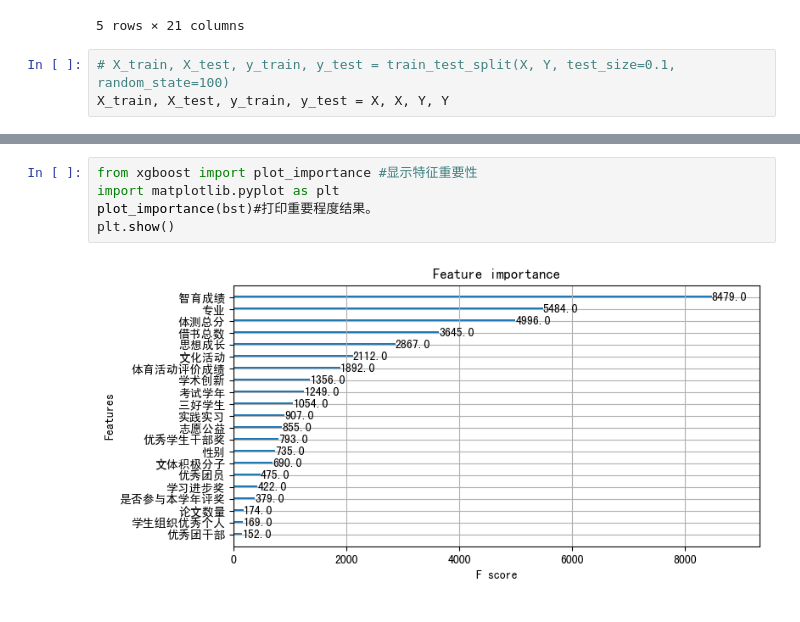
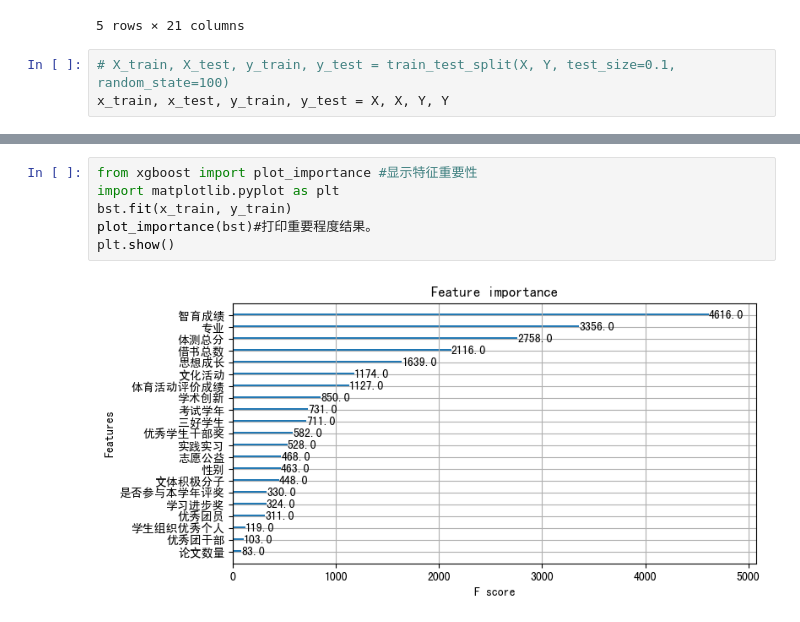
Before and after one commit to univwang/Xgboost-leaning, a Jupyter notebook: Xgboost3.ipynb, the cells around one changed output, grey strips where cells are left out. Drawn from its saved outputs; the diff is of its cells as text.

```diff
--- a/Xgboost3.ipynb
+++ b/Xgboost3.ipynb
@@ -58,5 +58,5 @@ X.head()
 5 rows × 21 columns
 # %%
 # X_train, X_test, y_train, y_test = train_test_split(X, Y, test_size=0.1, random_state=100)
-X_train, X_test, y_train, y_test = X, X, Y, Y
+x_train, x_test, y_train, y_test = X, X, Y, Y
 # %%
@@ -110,7 +98,8 @@ print(results.mean())
 # %%
 from xgboost import plot_importance #显示特征重要性
 import matplotlib.pyplot as plt
+bst.fit(x_train, y_train)
 plot_importance(bst)#打印重要程度结果。
 plt.show()
 # %% [output]
-[figure, old version]
+[figure, new version]
```
Also changed, not shown: parts of 7 cells of this notebook, 1 other file.
